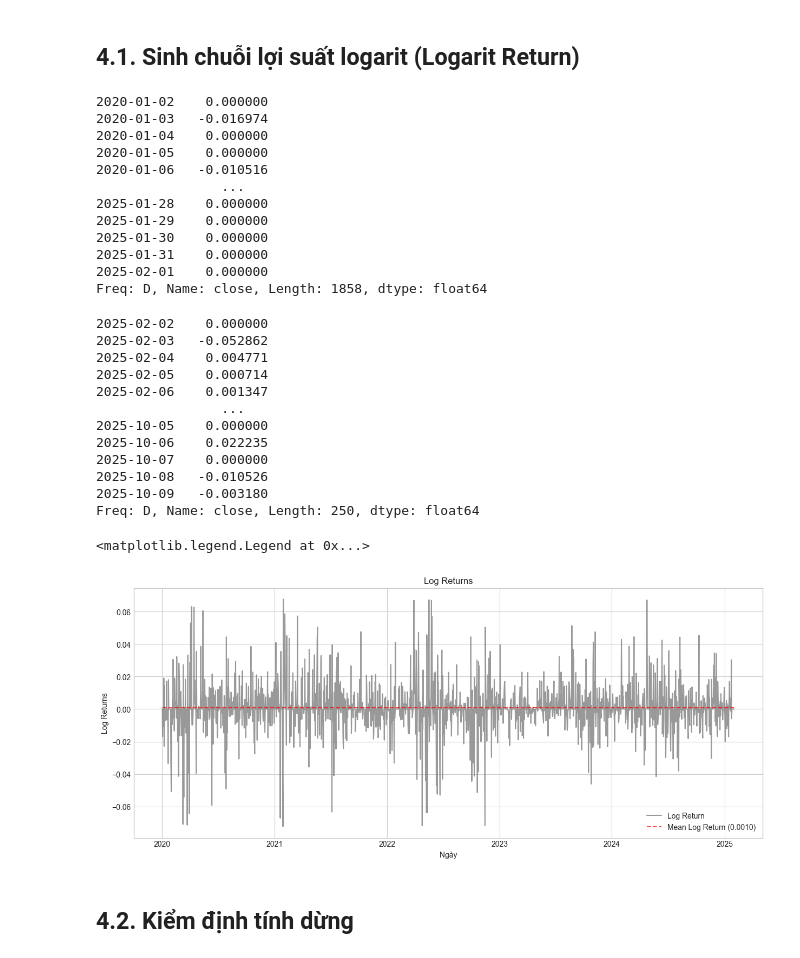
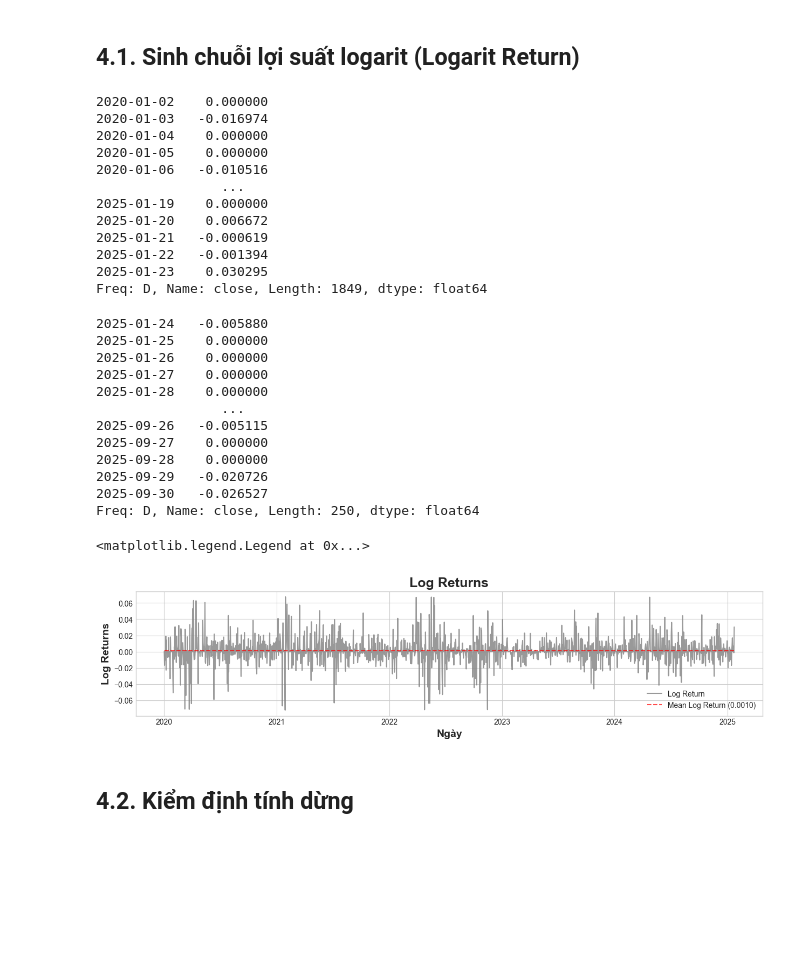
Before and after one commit to nguyenlog205/ds111-uit-stock-price-analysis, a Jupyter notebook: notebook/modeling/FPT_stock_price_analysis.ipynb, the cells around one changed output. Drawn from its saved outputs; the diff is of its cells as text; code cells hidden in the pictures; blank space fills up the shorter version.

```diff
--- a/notebook/modeling/FPT_stock_price_analysis.ipynb
+++ b/notebook/modeling/FPT_stock_price_analysis.ipynb
@@ -69,6 +70,7 @@ fpt_historical_stock_price.drop(
     columns = _columns_to_drop,
     inplace=True
 )
+fpt_historical_stock_price = fpt_historical_stock_price[fpt_historical_stock_price.index <= '2025-09-30']
 print(fpt_historical_stock_price.head())
 # %% [output]
             close     volume
@@ -425,54 +494,54 @@ train_log_returns
 2020-01-05    0.000000
 2020-01-06   -0.010516
                 ...
-2025-01-28    0.000000
-2025-01-29    0.000000
-2025-01-30    0.000000
-2025-01-31    0.000000
-2025-02-01    0.000000
-Freq: D, Name: close, Length: 1858, dtype: float64
+2025-01-19    0.000000
+2025-01-20    0.006672
+2025-01-21   -0.000619
+2025-01-22   -0.001394
+2025-01-23    0.030295
+Freq: D, Name: close, Length: 1849, dtype: float64
 # %%
 test_log_returns
 # %% [output]
-2025-02-02    0.000000
-2025-02-03   -0.052862
-2025-02-04    0.004771
-2025-02-05    0.000714
-2025-02-06    0.001347
+2025-01-24   -0.005880
+2025-01-25    0.000000
+2025-01-26    0.000000
+2025-01-27    0.000000
+2025-01-28    0.000000
                 ...
-2025-10-05    0.000000
-2025-10-06    0.022235
-2025-10-07    0.000000
-2025-10-08   -0.010526
-2025-10-09   -0.003180
+2025-09-26   -0.005115
+2025-09-27    0.000000
+2025-09-28    0.000000
+2025-09-29   -0.020726
+2025-09-30   -0.026527
 Freq: D, Name: close, Length: 250, dtype: float64
 # %%
-plt.figure(figsize=(15, 6))
+plt.figure(figsize=(15, 3))
 
 _mean_log_return = train_log_returns.mean()
 start_index = train_log_returns.index.min()
 end_index = train_log_returns.index.max()
 
 plt.plot(
     train_log_returns,
     alpha = 0.8,
     label = 'Log Return',
     color = 'gray'
 )
 plt.plot([start_index, end_index],
          [_mean_log_return, _mean_log_return],
          '--',
          color='red',
          alpha=0.7,
          label=f'Mean Log Return ({_mean_log_return:.4f})')
 
-plt.xlabel('Ngày')
-plt.ylabel('Log Returns')
-plt.title('Log Returns')
+plt.xlabel('Ngày', fontsize=14, fontweight='bold')
+plt.ylabel('Log Returns', fontsize=14, fontweight='bold')
+plt.title('Log Returns', fontsize=18, fontweight='bold')
 plt.legend()
 # %% [output]
 <matplotlib.legend.Legend at 0x...>
-[figure, old version]
+[figure, new version]
 # %% [markdown]
 ## 4.2. Kiểm định tính dừng
 # %%
```
Also changed, not shown: parts of 18 cells of this notebook, 1 other file.
